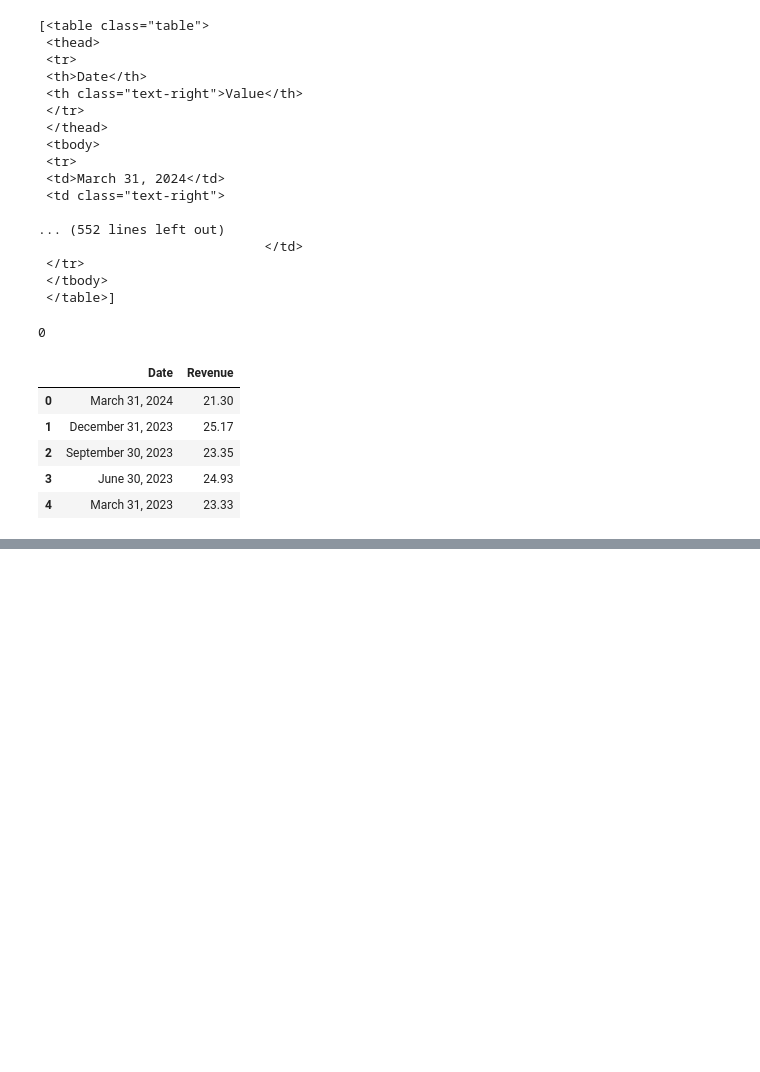
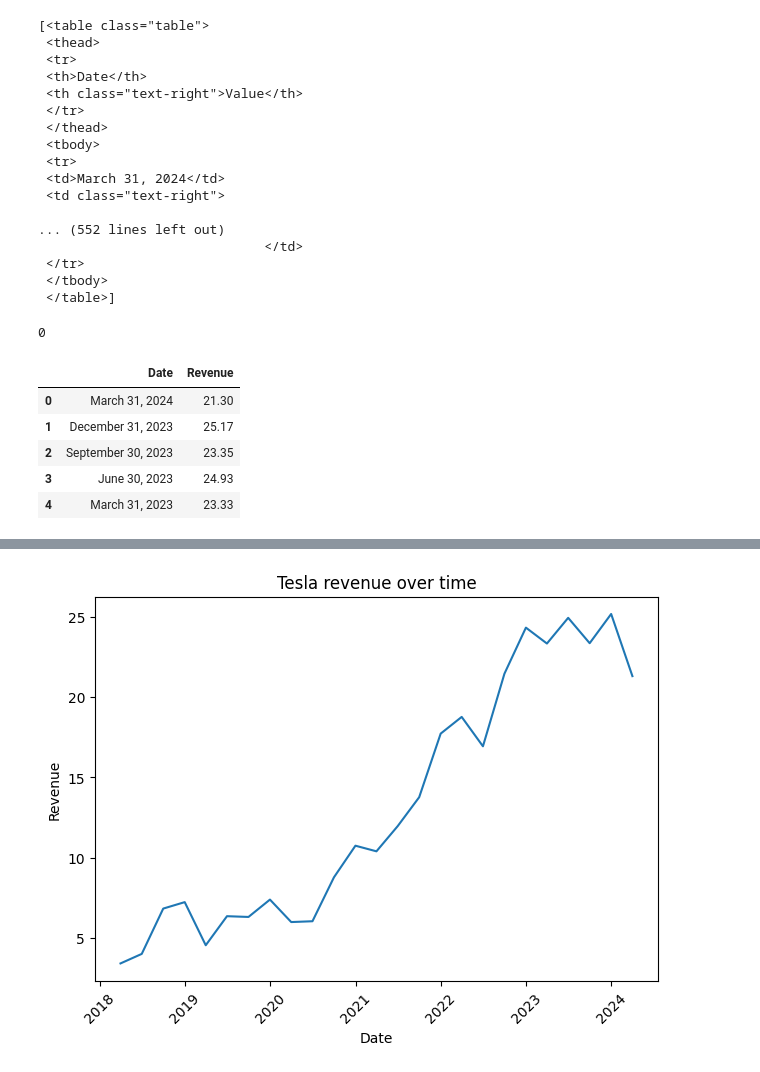
Before and after one commit to mgnorero/web-scraping-project-tutorial, a Jupyter notebook: src/explore.es.ipynb, the cells around one changed output, grey strips where cells are left out. Cells and saved outputs as stored; diff of their text form; code cells hidden in the pictures; blank space fills up the shorter version.

```diff
--- a/src/explore.es.ipynb
+++ b/src/explore.es.ipynb
@@ -98,0 +138,14 @@ tesla_df.head()
+# %%
+#Graficar los datos
+#Gráfico de Líneas de Ingresos de Tesla a lo Largo del Tiempo
+import seaborn as sns
+
+tesla_df["Date"] = pd.to_datetime(tesla_df["Date"])
+
+sns.lineplot(x="Date", y="Revenue", data=tesla_df)
+plt.title("Tesla revenue over time")
+plt.tight_layout()
+plt.xticks(rotation=45)
+plt.show()
+# %% [output]
+[figure, added]
```
Also changed, not shown: parts of 4 cells of this notebook, 1 other file.
